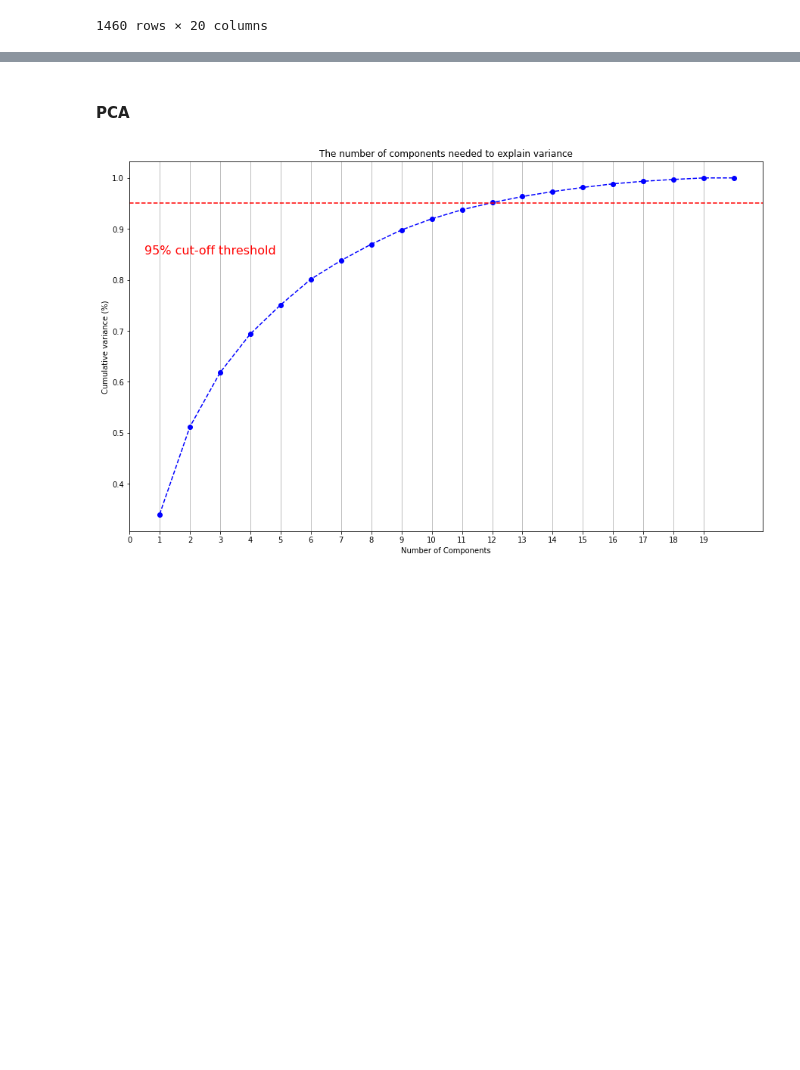
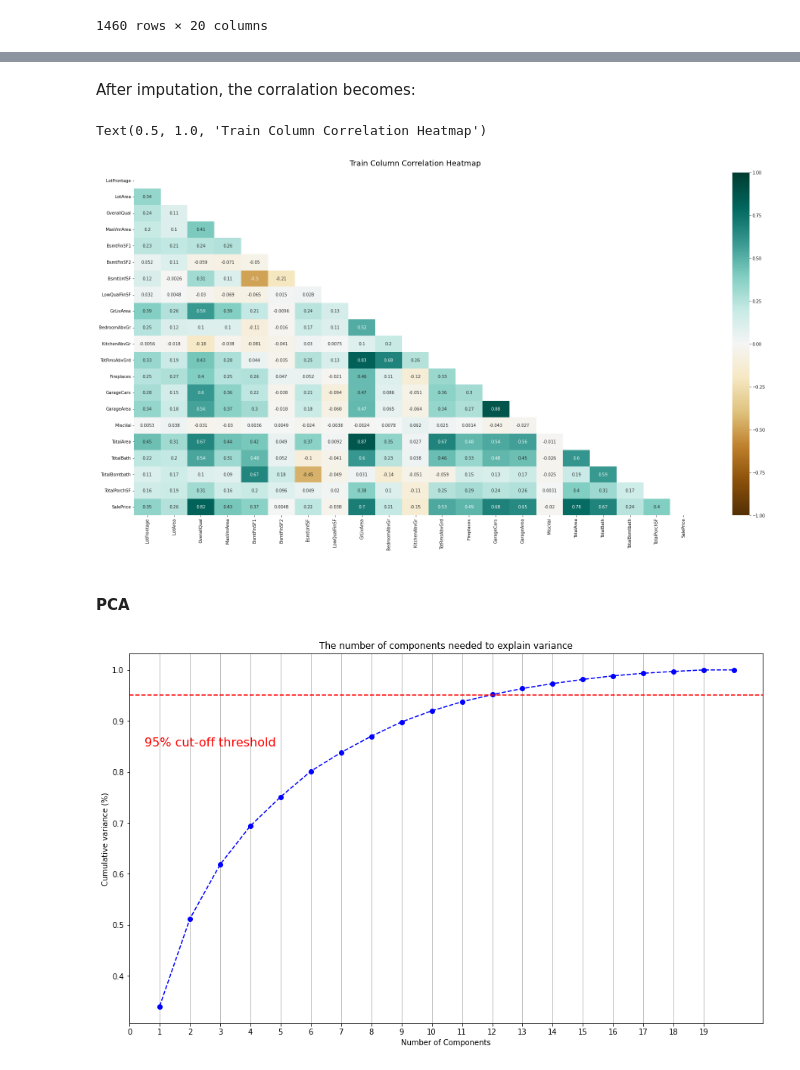
Before and after one commit to scorevictim/Kaggle_House-Prices---Advanced-Regression-Techniques, a Jupyter notebook: ML2631Project.ipynb, the cells around one changed output, grey strips where cells are left out. Drawn from its saved outputs; the diff is of its cells as text; code cells hidden in the pictures; blank space fills up the shorter version.

```diff
--- a/ML2631Project.ipynb
+++ b/ML2631Project.ipynb
@@ -194,3 +196,5 @@ sns.displot(data = np.log1p(y_train_raw), kde=True)
+# %%
+y_train = np.log1p(y_train_raw)
 # %%
 import seaborn as sns
 import matplotlib.pylab as plt
@@ -587,3 +601,17 @@ X_train[num_features]
+# %% [markdown]
+After imputation, the corralation becomes:
+# %%
+import seaborn as sns
+import matplotlib.pylab as plt
+from matplotlib.pyplot import figure
+%matplotlib inline
+figure(figsize=(30, 15))
+mask = np.triu(np.ones_like(pd.concat([X_train[num_features], y_train], axis=1).corr(), dtype=bool))
+heatmap1 = sns.heatmap(pd.concat([X_train[num_features], y_train], axis=1).corr(), vmin=-1, vmax=1, annot=True, cmap='BrBG', mask=mask)
+heatmap1.set_title('Train Column Correlation Heatmap', fontdict={'fontsize':18}, pad=16)
+# %% [output]
+Text(0.5, 1.0, 'Train Column Correlation Heatmap')
+[figure, added]
 # %% [markdown]
 #### PCA
 # %%
```
Also changed, not shown: parts of 6 cells of this notebook.
